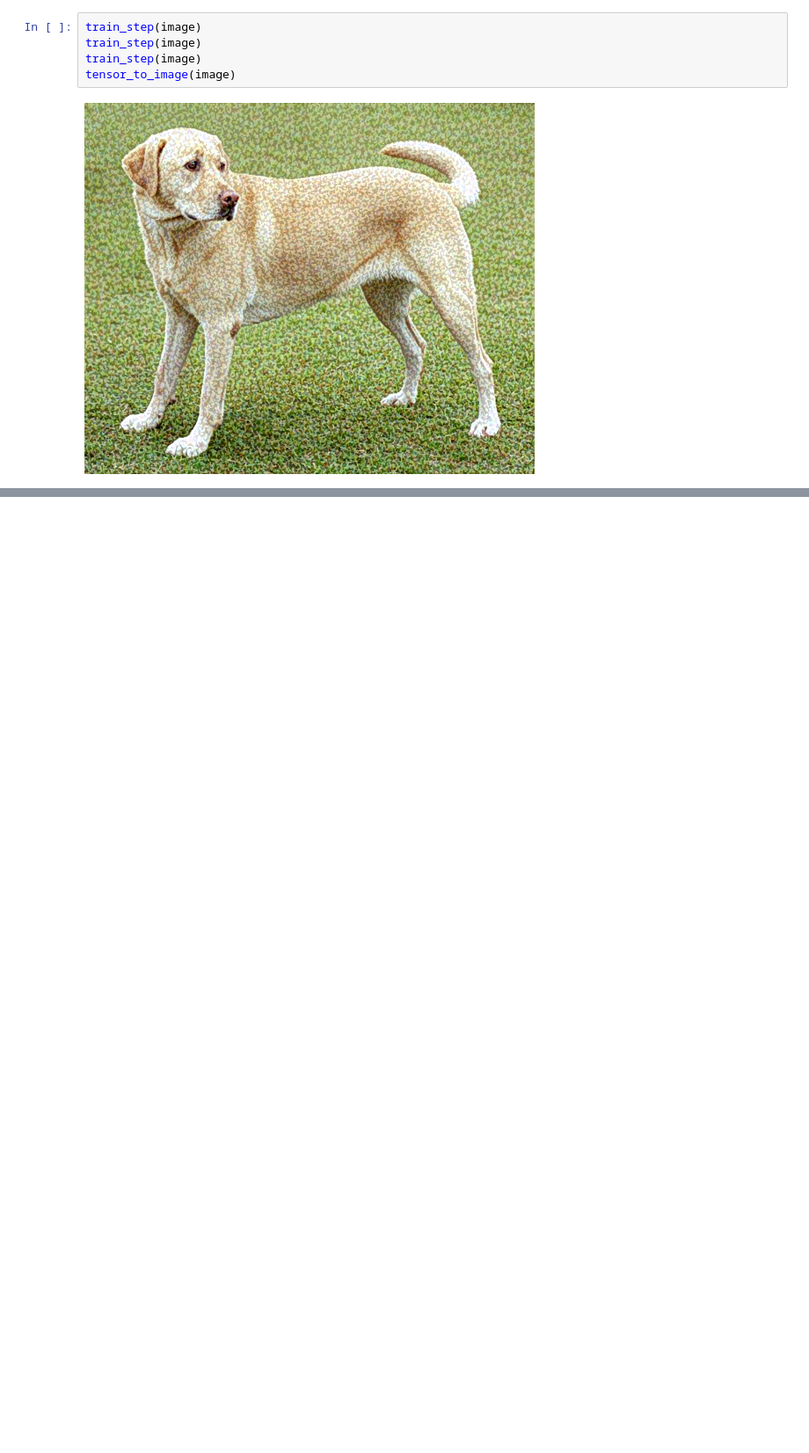
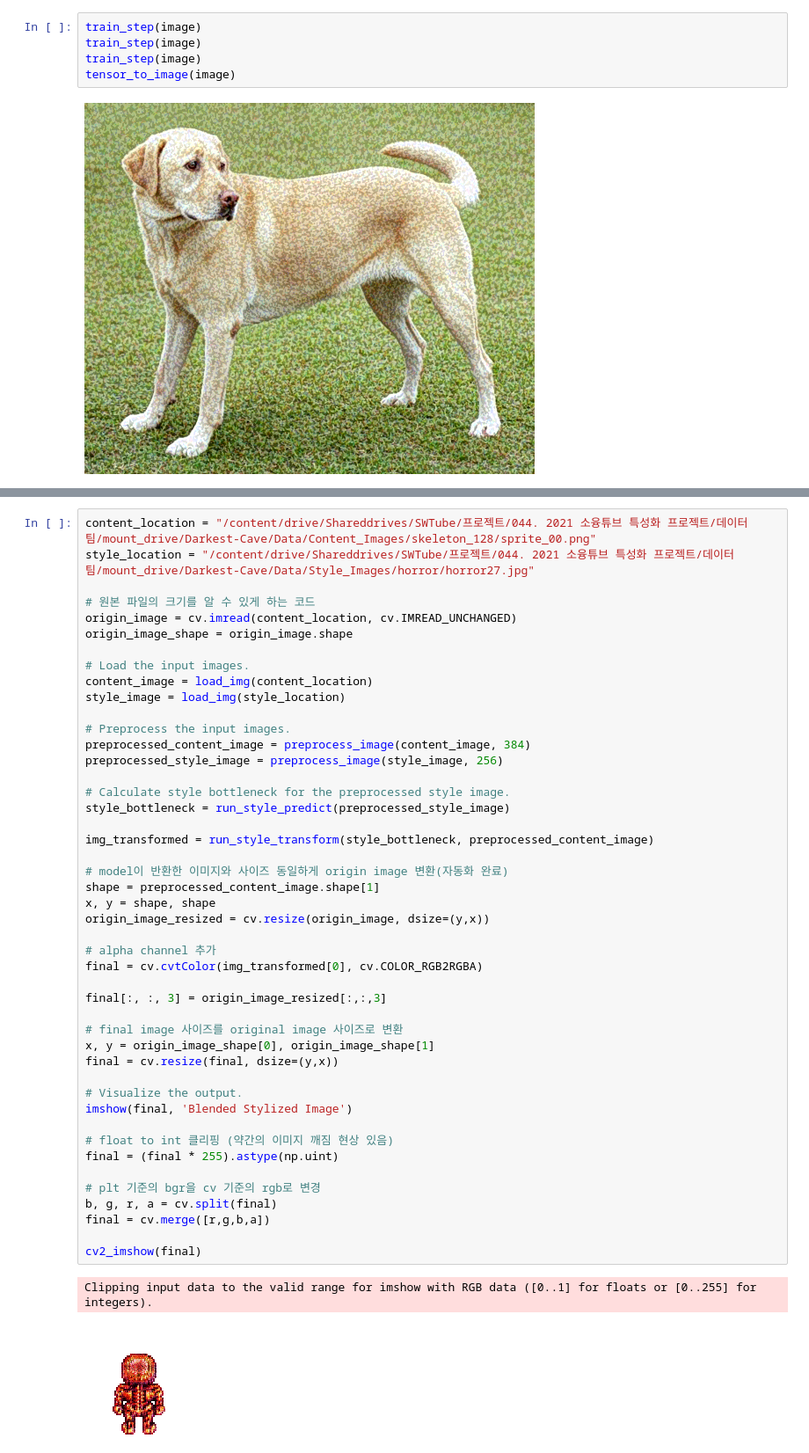
Before and after one commit to SWTube/Darkest-Cave, a Jupyter notebook: Data/Preliminary_Model/ResNet50V2.ipynb, the cells around one changed output, grey strips where cells are left out. Shown at 88% size. Cells and saved outputs as stored; diff of their text form; blank space fills up the shorter version.

Commit message:
[ADD] drive file

```diff
--- a/Data/Preliminary_Model/ResNet50V2.ipynb
+++ b/Data/Preliminary_Model/ResNet50V2.ipynb
@@ -219,0 +332,49 @@ KeyboardInterrupt: ignored
+# %%
+content_location = "/content/drive/Shareddrives/SWTube/프로젝트/044. 2021 소융튜브 특성화 프로젝트/데이터 팀/mount_drive/Darkest-Cave/Data/Content_Images/skeleton_128/sprite_00.png"
+style_location = "/content/drive/Shareddrives/SWTube/프로젝트/044. 2021 소융튜브 특성화 프로젝트/데이터 팀/mount_drive/Darkest-Cave/Data/Style_Images/horror/horror27.jpg"
+
+# 원본 파일의 크기를 알 수 있게 하는 코드
+origin_image = cv.imread(content_location, cv.IMREAD_UNCHANGED)
+origin_image_shape = origin_image.shape
+
+# Load the input images.
+content_image = load_img(content_location)
+style_image = load_img(style_location)
+
+# Preprocess the input images.
+preprocessed_content_image = preprocess_image(content_image, 384)
+preprocessed_style_image = preprocess_image(style_image, 256)
+
+# Calculate style bottleneck for the preprocessed style image.
+style_bottleneck = run_style_predict(preprocessed_style_image)
+
+img_transformed = run_style_transform(style_bottleneck, preprocessed_content_image)
+
+# model이 반환한 이미지와 사이즈 동일하게 origin image 변환(자동화 완료)
+shape = preprocessed_content_image.shape[1]
+x, y = shape, shape
+origin_image_resized = cv.resize(origin_image, dsize=(y,x))
+
+# alpha channel 추가
+final = cv.cvtColor(img_transformed[0], cv.COLOR_RGB2RGBA)
+
+final[:, :, 3] = origin_image_resized[:,:,3]
+
+# final image 사이즈를 original image 사이즈로 변환
+x, y = origin_image_shape[0], origin_image_shape[1]
+final = cv.resize(final, dsize=(y,x))
+
+# Visualize the output.
+imshow(final, 'Blended Stylized Image')
+
+# float to int 클리핑 (약간의 이미지 깨짐 현상 있음)
+final = (final * 255).astype(np.uint)
+
+# plt 기준의 bgr을 cv 기준의 rgb로 변경
+b, g, r, a = cv.split(final)
+final = cv.merge([r,g,b,a])
+
+cv2_imshow(final)
+# %% [output]
+Clipping input data to the valid range for imshow with RGB data ([0..1] for floats or [0..255] for integers).
+[figure, added]
```
Also changed, not shown: parts of 12 cells of this notebook, 3 other files.
